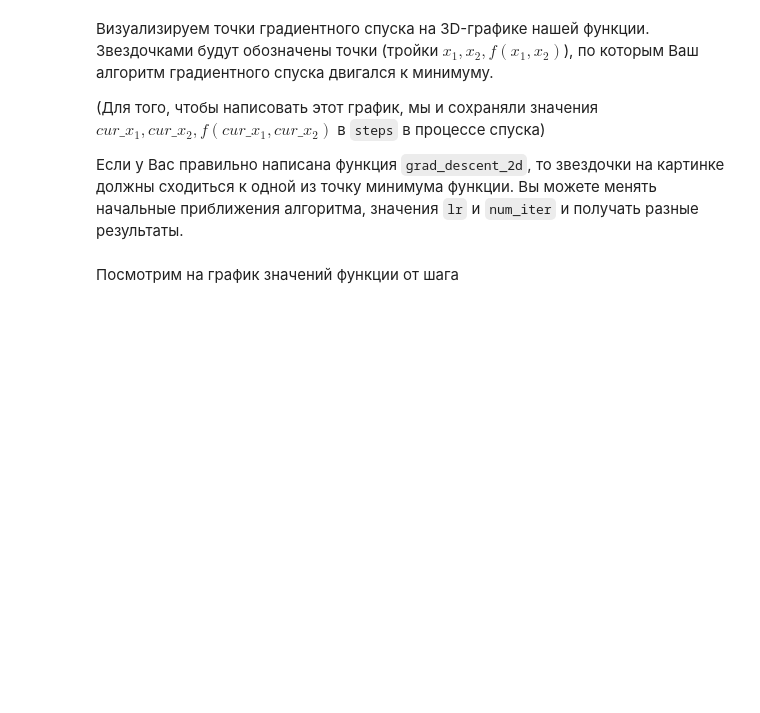
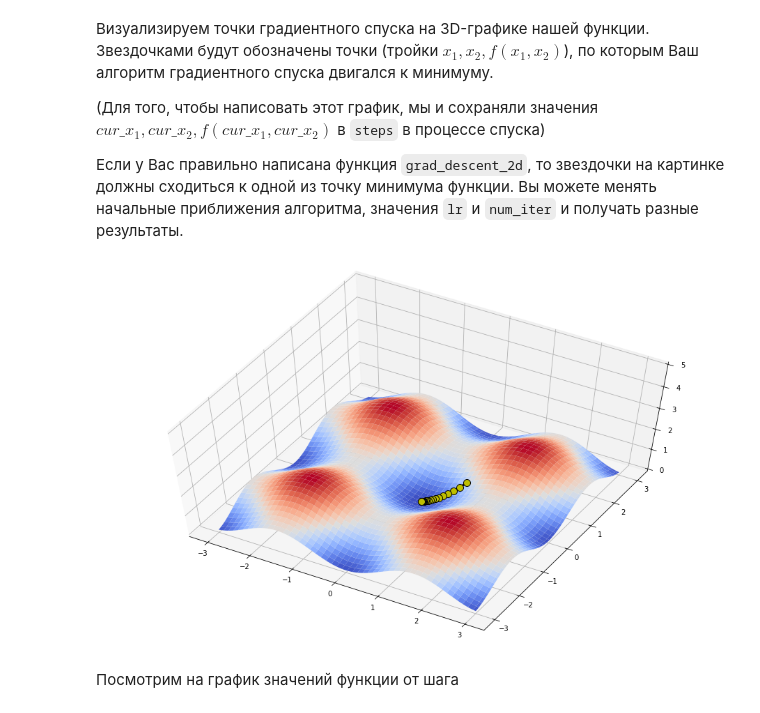
Before and after one commit to Viroslav/DLS, a Jupyter notebook: [homework]linear_models_fall_2021.ipynb, the cells around one changed output. Cells and saved outputs as stored; diff of their text form; code cells hidden in the pictures; blank space fills up the shorter version.

```diff
--- a/[homework]linear_models_fall_2021.ipynb
+++ b/[homework]linear_models_fall_2021.ipynb
@@ -43,4 +47,4 @@ def grad_f(x):
     :param x: np.array[2]: float вектор длины 2
     :return: np.array[2]: float вектор длины 2
     """
-    return #YOUR CODE
+    return np.array([2 * np.sin(x[0]) * np.cos(x[0]), 2 * np.sin(x[1]) * np.cos(x[1])])
@@ -71,6 +79,6 @@ def grad_descent_2d(f, grad_f, lr, num_iter=100, x0=None):
         entry = np.hstack((curr_x, f(curr_x)))
         history.append(entry)
 
-        curr_x -= #  YOUR CODE. Не забудьте про lr!
+        curr_x -= lr * grad_f(entry)
 
     return np.vstack(history)
@@ -89,32 +105,34 @@ steps
 # %%
 # %matplotlib osx
 
 from mpl_toolkits.mplot3d import Axes3D
 import matplotlib.pyplot as plt
 from matplotlib import cm
 import numpy as np
 
 path = []
 
 X, Y = np.meshgrid(np.linspace(-3, 3, 100), np.linspace(-3, 3, 100))
 
 fig = plt.figure(figsize=(16, 10))
 ax = fig.gca(projection='3d')
 
 zs = np.array([f(np.array([x,y]))
               for x, y in zip(np.ravel(X), np.ravel(Y))])
 Z = zs.reshape(X.shape)
 
 
 ax.plot_surface(X, Y, Z, cmap=cm.coolwarm, zorder=2)
 
 ax.plot(xs=steps[:, 0], ys=steps[:, 1], zs=steps[:, 2],
-        marker='*', markersize=20, zorder=3,
+        marker='.', markersize=20, zorder=3,
         markerfacecolor='y', lw=3, c='black')
 
 ax.set_zlim(0, 5)
 ax.view_init(elev=60)
 plt.show()
+# %% [output]
+[figure, added]
 # %% [markdown]
 Посмотрим на график значений функции от шага
 # %%
```
Also changed, not shown: parts of 6 cells of this notebook.
